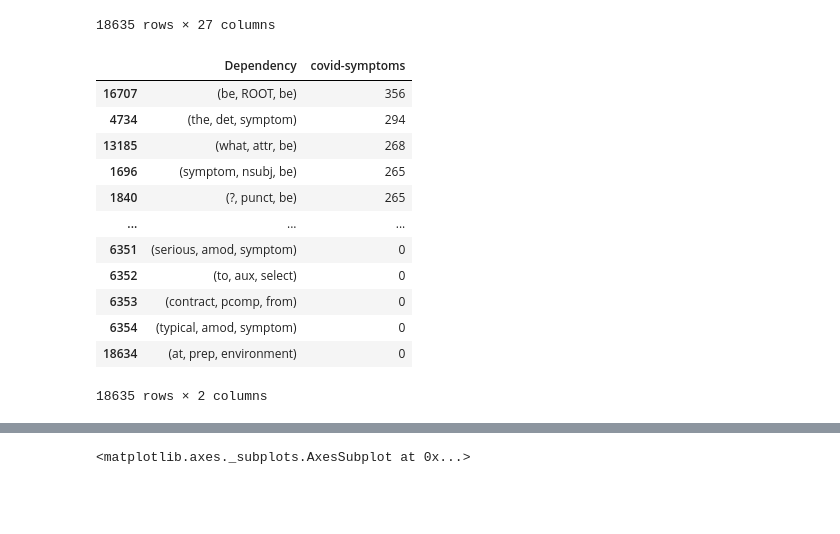
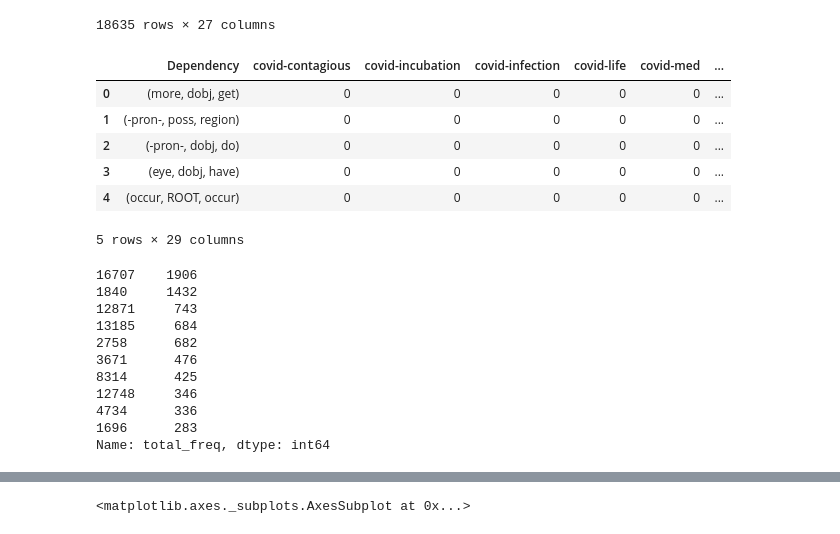
Before and after one commit to dialoguemd-archives/covidfaq, a Jupyter notebook: experiments/QuesSort Pipeline - Filter style.ipynb, the cells around one changed output, grey strips where cells are left out. Drawn from its saved outputs; the diff is of its cells as text; code cells hidden in the pictures; blank space fills up the shorter version.

```diff
--- a/experiments/QuesSort Pipeline - Filter style.ipynb
+++ b/experiments/QuesSort Pipeline - Filter style.ipynb
@@ -680,22 +687,6 @@ dependency_counts
 | 18633 | (have, relcl, daughter) | 0 | 0 | 0 | 0 | 0 | ... |
 | 18634 | (at, prep, environment) | 0 | 0 | 0 | 0 | 0 | ... |
 18635 rows × 27 columns
-# %%
-dependency_counts[["Dependency","covid-symptoms"]].sort_values(by = "covid-symptoms", ascending=False)
-# %% [output]
-|  | Dependency | covid-symptoms |
-| 16707 | (be, ROOT, be) | 356 |
-| 4734 | (the, det, symptom) | 294 |
-| 13185 | (what, attr, be) | 268 |
-| 1696 | (symptom, nsubj, be) | 265 |
-| 1840 | (?, punct, be) | 265 |
-| ... | ... | ... |
-| 6351 | (serious, amod, symptom) | 0 |
-| 6352 | (to, aux, select) | 0 |
-| 6353 | (contract, pcomp, from) | 0 |
-| 6354 | (typical, amod, symptom) | 0 |
-| 18634 | (at, prep, environment) | 0 |
-18635 rows × 2 columns
 # %%
 def get_cat_freq(row):
     return sum([1 for val in row if val>0])
@@ -703,0 +697,24 @@ dependency_counts["cat_freq"] = dependency_counts[features].apply(get_cat_freq,a
+# %%
+dependency_counts.head()
+# %% [output]
+|  | Dependency | covid-contagious | covid-incubation | covid-infection | covid-life | covid-med | ... |
+| 0 | (more, dobj, get) | 0 | 0 | 0 | 0 | 0 | ... |
+| 1 | (-pron-, poss, region) | 0 | 0 | 0 | 0 | 0 | ... |
+| 2 | (-pron-, dobj, do) | 0 | 0 | 0 | 0 | 0 | ... |
+| 3 | (eye, dobj, have) | 0 | 0 | 0 | 0 | 0 | ... |
+| 4 | (occur, ROOT, occur) | 0 | 0 | 0 | 0 | 0 | ... |
+5 rows × 29 columns
+# %%
+dependency_counts[dependency_counts.total_freq>1].sort_values(by="total_freq",ascending=False)["total_freq"][:10]
+# %% [output]
+16707    1906
+1840     1432
+12871     743
+13185     684
+2758      682
+3671      476
+8314      425
+12748     346
+4734      336
+1696      283
+Name: total_freq, dtype: int64
```
Also changed, not shown: parts of 21 cells of this notebook.
